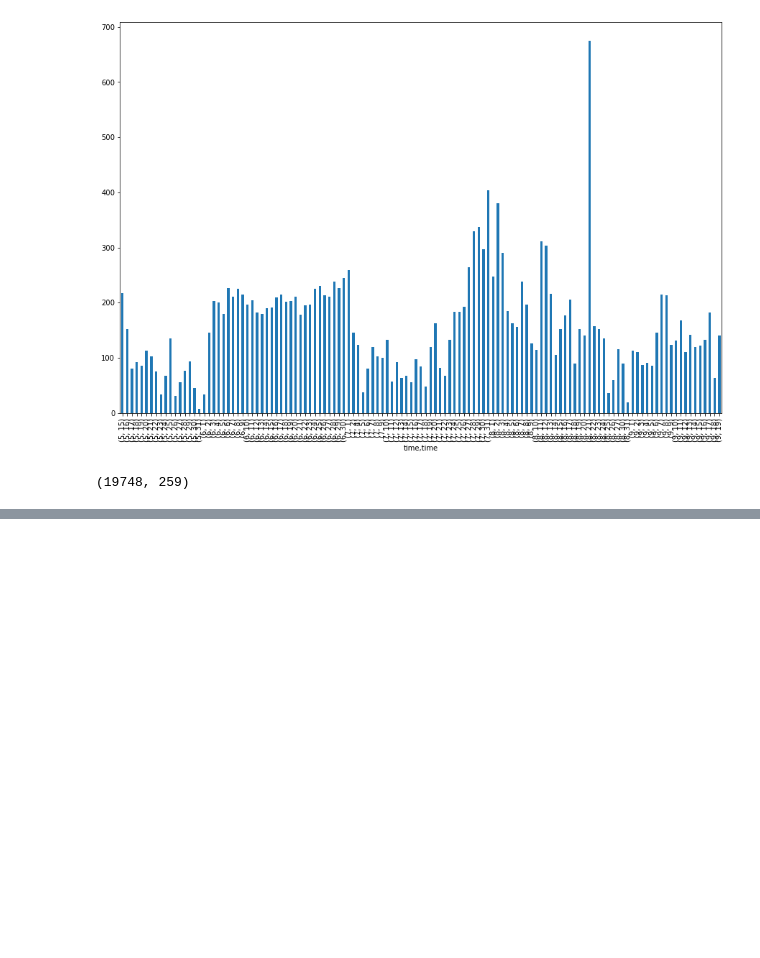
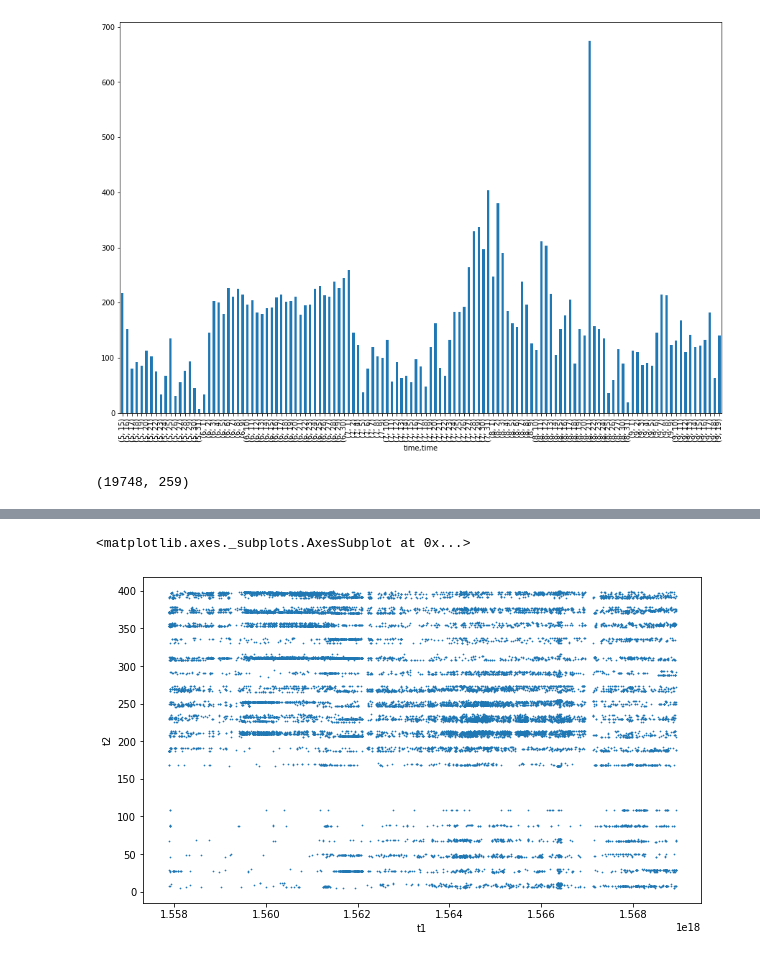
Before and after one commit to llayer/StromboliWF, a Jupyter notebook: som.ipynb, the cells around one changed output, grey strips where cells are left out. Saved outputs shown, nothing was run; the diff lists cells and outputs as text; code cells hidden in the pictures; blank space fills up the shorter version.

```diff
--- a/som.ipynb
+++ b/som.ipynb
@@ -180,0 +241,7 @@ array([[ 0.03628629,  0.05830361,  0.06071428,  0.05971782,  0.05935074,
+# %%
+def to_cluster(waveform):
+    return som.winner(waveform)
+
+def to_index(cluster):
+    index = size * cluster[0] + cluster[1]
+    return index
@@ -180,0 +252,3 @@ array([[ 0.03628629,  0.05830361,  0.06071428,  0.05971782,  0.05935074,
+# %%
+df['cluster'] = df['waveform'].apply(to_cluster)
+df['cluster_index'] = df['cluster'].apply(to_index)
@@ -180,0 +264,11 @@ array([[ 0.03628629,  0.05830361,  0.06071428,  0.05971782,  0.05935074,
+# %%
+df['t1'] = df.time.astype(np.int64)
+df['t2'] = df.cluster_index.astype(np.int64)
+# %%
+from datetime import datetime
+fig, ax = plt.subplots(figsize=(10,6))
+df.plot(x='t1', y='t2', kind='scatter', ax=ax, style="o", s=0.5)
+#ax.set_xticklabels([datetime.fromtimestamp(ts / 1e9).strftime('%H:%M:%S') for ts in ax.get_xticks()])
+# %% [output]
+<matplotlib.axes._subplots.AxesSubplot at 0x...>
+[figure, added]
```
Also changed, not shown: parts of 19 cells of this notebook.
